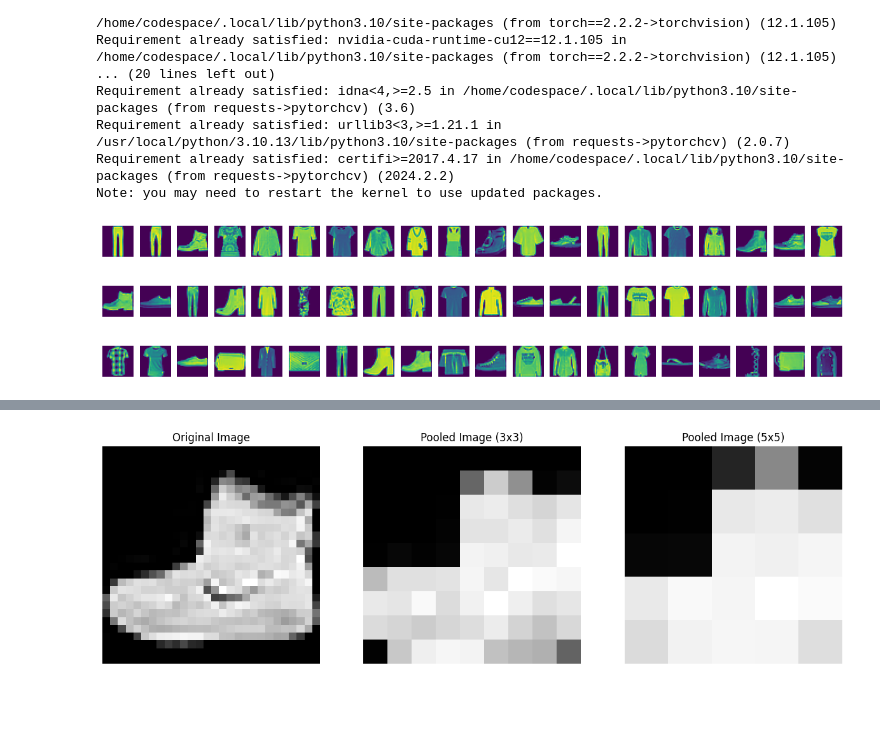
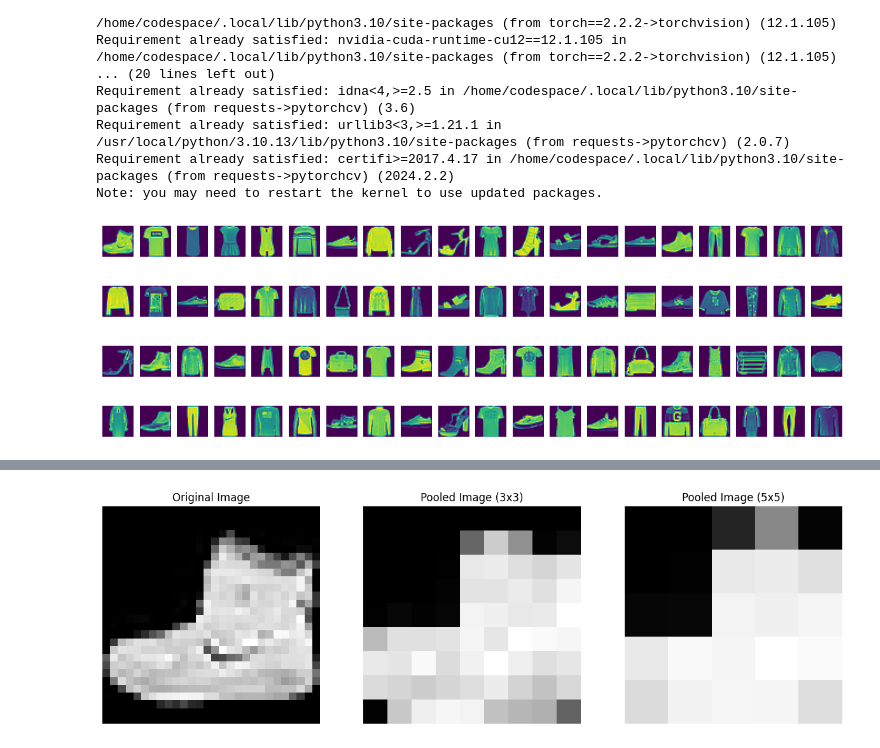
Before and after one commit to Konkuk-Univ-Glocal-Campus/introai202401-midterm-2wnsqo, a Jupyter notebook: ConvNetsPyTorch.ipynb, the cells around one changed output, grey strips where cells are left out. Saved outputs shown, nothing was run; the diff lists cells and outputs as text; code cells hidden in the pictures; blank space fills up the shorter version.

```diff
--- a/ConvNetsPyTorch.ipynb
+++ b/ConvNetsPyTorch.ipynb
@@ -46,13 +46,16 @@ Requirement already satisfied: urllib3<3,>=1.21.1 in /usr/local/python/3.10.13/l
 Requirement already satisfied: certifi>=2017.4.17 in /home/codespace/.local/lib/python3.10/site-packages (from requests->pytorchcv) (2024.2.2)
 Note: you may need to restart the kernel to use updated packages.
 # %%
+# 전체 데이터셋에 있는 이미지 보기(20개)
+display_dataset(data_full, n=20)
 # 각 데이터셋에 있는 이미지 보기 (20개씩)
 display_dataset(data_train, n=20)
 display_dataset(data_val, n=20)
 display_dataset(data_test, n=20)
 # %% [output]
-[figure, old version]
+[figure, new version]
-[figure, old version]
+[figure, new version]
-[figure, old version]
+[figure, new version]
+[figure, added]
 # %%
 # 각 데이터셋 마다 어떠한 클레스에 몇개의 데이터가 있는지 표시
```
Also changed, not shown: parts of 3 cells of this notebook.
